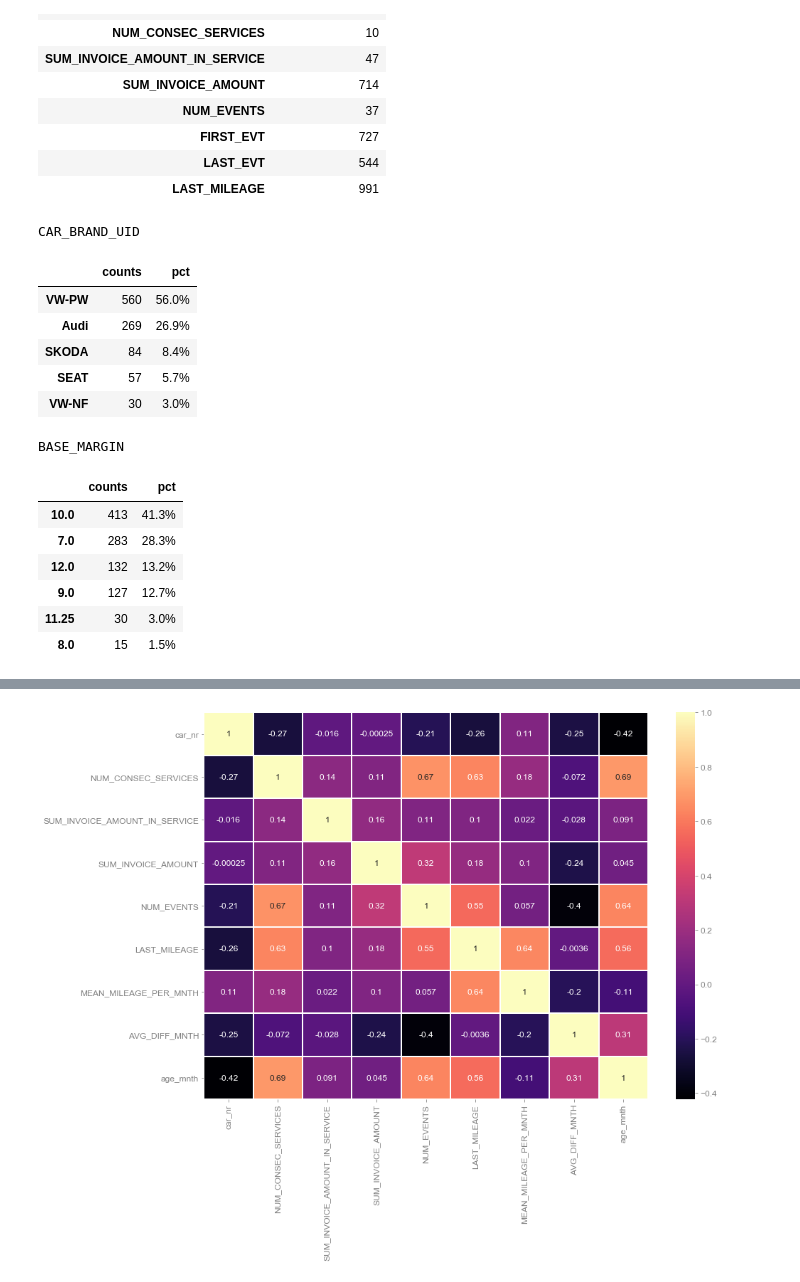
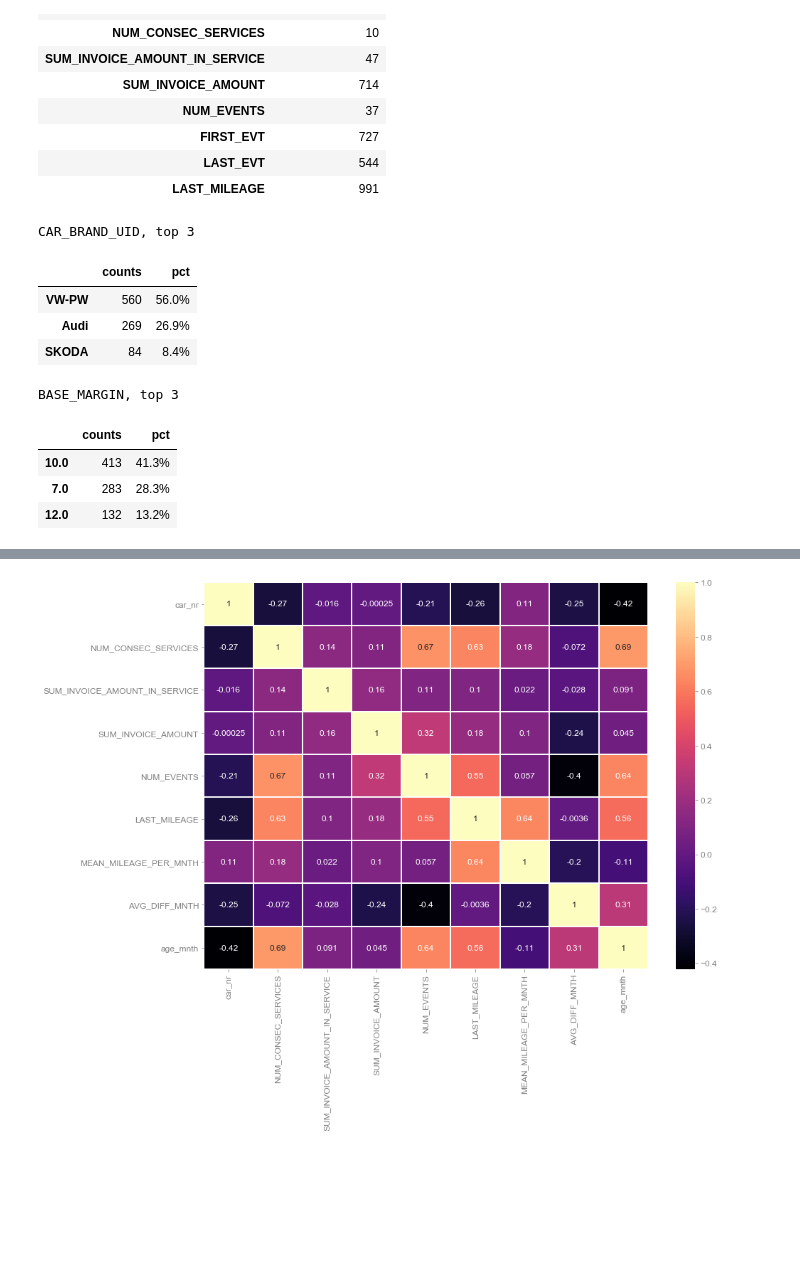
Before and after one commit to rbuerki/codebook, a Jupyter notebook: dev/dev_EDA.ipynb, the cells around one changed output, grey strips where cells are left out. Saved outputs shown, nothing was run; the diff lists cells and outputs as text; code cells hidden in the pictures; blank space fills up the shorter version.

```diff
--- a/dev/dev_EDA.ipynb
+++ b/dev/dev_EDA.ipynb
@@ -75,23 +75,18 @@ EDA.display_distinct_values(df.iloc[:, :10])
 | LAST_EVT | 544 |
 | LAST_MILEAGE | 991 |
 # %%
-EDA.display_value_counts_ptc(df[["CAR_BRAND_UID", "BASE_MARGIN"]])
+EDA.display_value_counts_ptc(df[["CAR_BRAND_UID", "BASE_MARGIN"]], n_rows=3)
 # %% [output]
-CAR_BRAND_UID
+CAR_BRAND_UID, top 3
 |  | counts | pct |
 | VW-PW | 560 | 56.0% |
 | Audi | 269 | 26.9% |
 | SKODA | 84 | 8.4% |
-| SEAT | 57 | 5.7% |
-| VW-NF | 30 | 3.0% |
-BASE_MARGIN
+BASE_MARGIN, top 3
 |  | counts | pct |
 | 10.0 | 413 | 41.3% |
 | 7.0 | 283 | 28.3% |
 | 12.0 | 132 | 13.2% |
-| 9.0 | 127 | 12.7% |
-| 11.25 | 30 | 3.0% |
-| 8.0 | 15 | 1.5% |
 # %%
 EDA.display_tail_transposed(df.iloc[:, :10], random_state=None)
 # %% [output]
```
Also changed, not shown: parts of 12 cells of this notebook, 1 other file.
